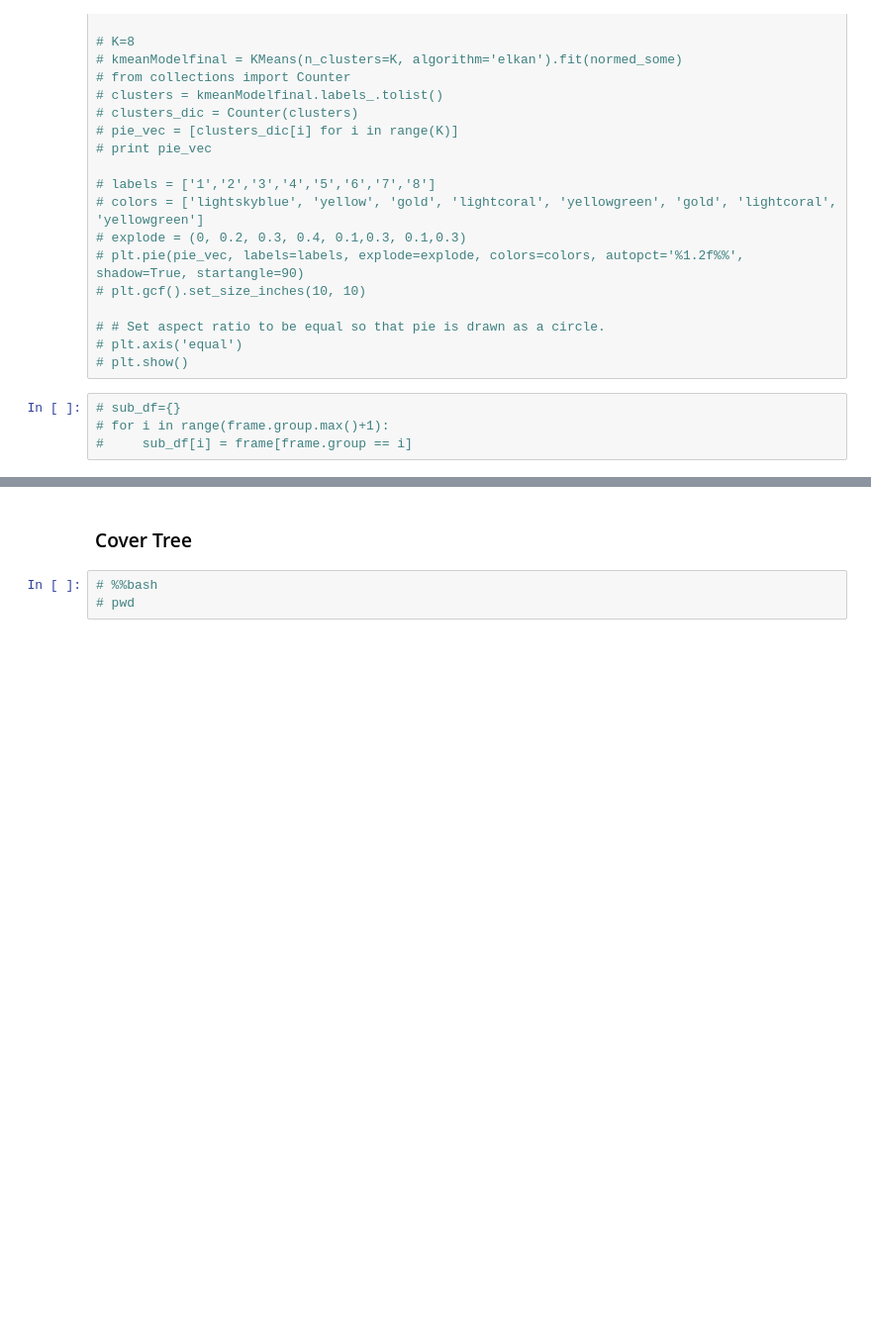
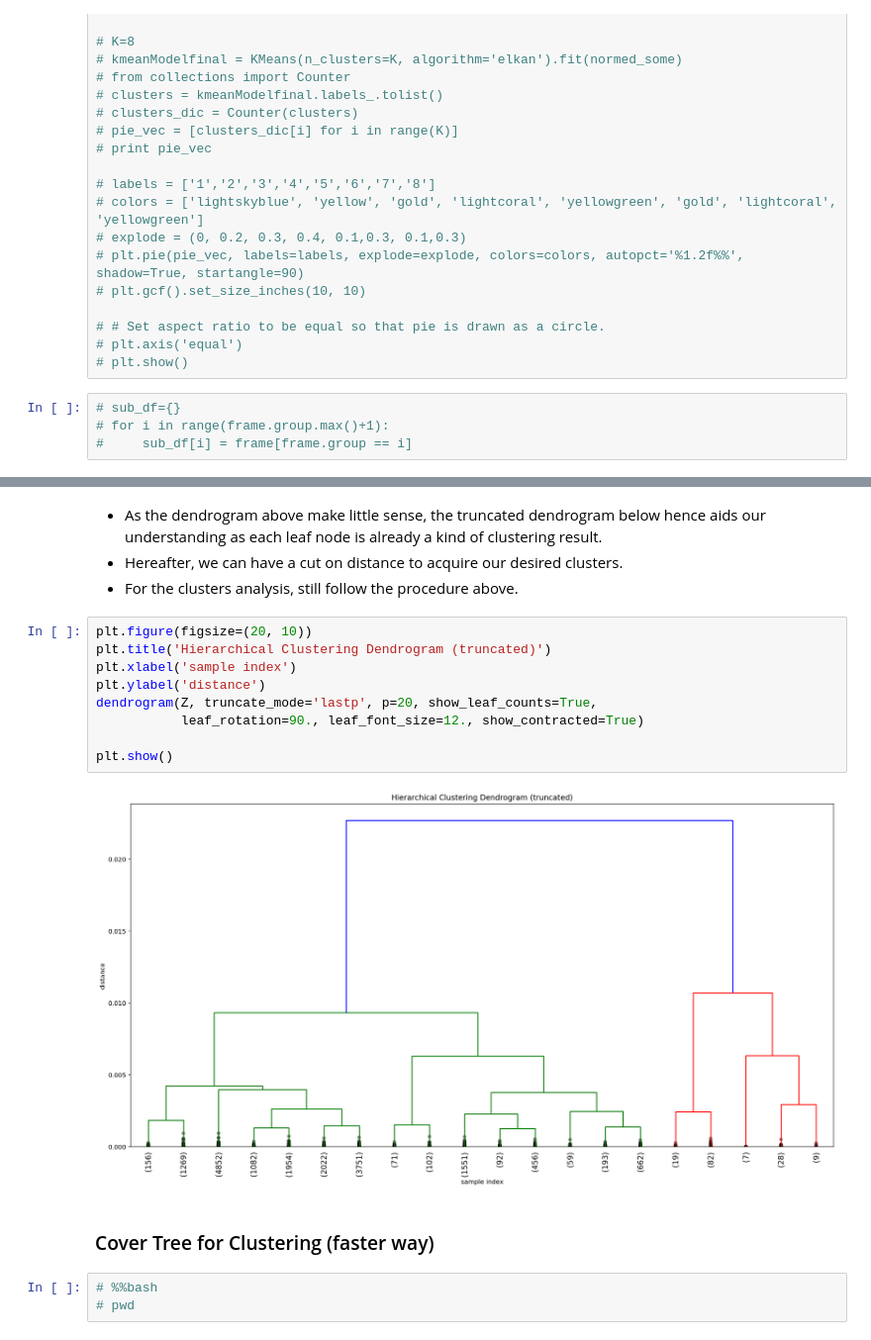
Before and after one commit to Ito-Perx/CGRec, a Jupyter notebook: Vijay_segmentation/Vijay_Seg_in_SwordFish.ipynb, the cells around one changed output, grey strips where cells are left out. Shown at 99% size. Cells and saved outputs as stored; diff of their text form; blank space fills up the shorter version.

```diff
--- a/Vijay_segmentation/Vijay_Seg_in_SwordFish.ipynb
+++ b/Vijay_segmentation/Vijay_Seg_in_SwordFish.ipynb
@@ -361,5 +402,20 @@ result_df.to_csv('reward_distributed.csv', index=False)
+# %% [markdown]
+* As the dendrogram above make little sense, the truncated dendrogram below hence aids our understanding as each leaf node is already a kind of clustering result.
+* Hereafter, we can have a cut on distance to acquire our desired clusters.
+* For the clusters analysis, still follow the procedure above.
+# %%
+plt.figure(figsize=(20, 10))
+plt.title('Hierarchical Clustering Dendrogram (truncated)')
+plt.xlabel('sample index')
+plt.ylabel('distance')
+dendrogram(Z, truncate_mode='lastp', p=20, show_leaf_counts=True,
+           leaf_rotation=90., leaf_font_size=12., show_contracted=True)
+
+plt.show()
+# %% [output]
+[figure, added]
 # %% [markdown]
-### Cover Tree
+### Cover Tree for Clustering (faster way)
 # %%
 # %%bash
 # pwd
```
Also changed, not shown: parts of 15 cells of this notebook.
